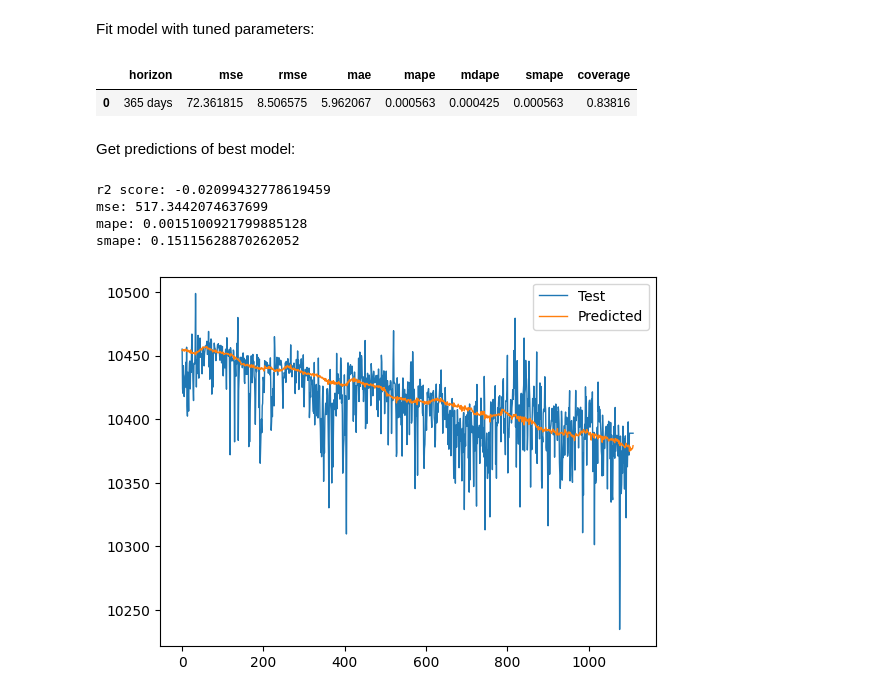
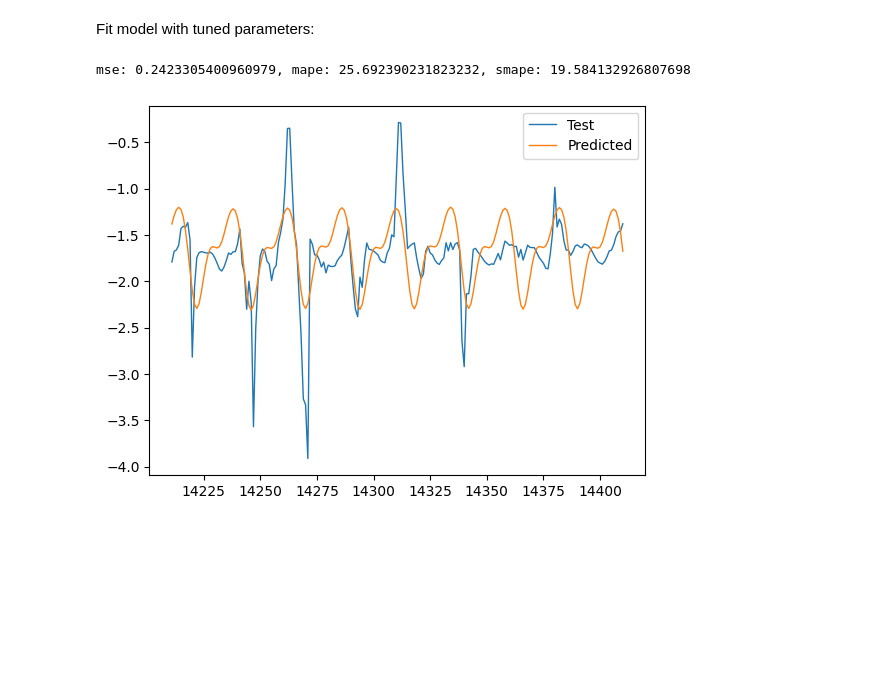
Before and after one commit to OkoksNeDam/geoinformation-data-forecasting, a Jupyter notebook: prophet.ipynb, the cells around one changed output. Cells and saved outputs as stored; diff of their text form; code cells hidden in the pictures; blank space fills up the shorter version.

```diff
--- a/prophet.ipynb
+++ b/prophet.ipynb
@@ -252,0 +322,4 @@ KeyboardInterrupt: ignored
+# %%
+outliers_remover = MedianOutliersTransform(in_column="target", window_size=100, alpha=1)
+ts_etna.fit_transform([outliers_remover])
+df_train = from_etna_to_pandas(ts_etna)
@@ -344,17 +408,0 @@ Find best combination of additional regressors:
-# %%
-%%time
-mses = []
-for combination in tqdm(list_combinations):
-    m = Prophet(changepoint_range=0.9)
-    for regressor in combination:
-        m.add_regressor(regressor)
-    m.fit(df_train)
-    df_cv = cross_validation(m, horizon="365 days", period="365 days", initial="1095 days", disable_tqdm=True)
-    df_p = performance_metrics(df_cv, rolling_window=1)
-    mses.append(df_p['mse'].values[0])
-
-tuning_results = pd.DataFrame(list_combinations)
-tuning_results['mse'] = mses
-best_combination = list_combinations[np.argmin(mses)]
-print(best_combination)
-tuning_results.sort_values("mse").reset_index(drop=True).head(10)
@@ -365,12 +408,0 @@ Fit model with additional regressors:
-# %%
-reg_model = Prophet(changepoint_range=0.9)
-reg_model.add_regressor('Bmag')
-reg_model.add_regressor('dBrms')
-reg_model.add_regressor('Br')
-reg_model.add_regressor('Lambda')
-reg_model.add_regressor('Bgsm_z')
-
-reg_model.fit(df_train)
-
-reg_model_cv = cross_validation(reg_model, initial='1095 days', period='365 days', horizon='365 days', disable_tqdm=True)
-performance_metrics(reg_model_cv, rolling_window=1)
@@ -439,40 +445,18 @@ Wall time: 9min 17s
 # %% [markdown]
 Fit model with tuned parameters:
-# %%
-tuned_model = Prophet(changepoint_range=0.7, changepoint_prior_scale=0.005, seasonality_prior_scale=10, seasonality_mode='additive')
-tuned_model.add_regressor('Bmag')
-tuned_model.add_regressor('dBrms')
-tuned_model.add_regressor('Br')
-tuned_model.add_regressor('Lambda')
-tuned_model.add_regressor('Bgsm_z')
-tuned_model.fit(df_train)
-
-tuned_model_cv = cross_validation(tuned_model, initial='1095 days', period='365 days', horizon='365 days', disable_tqdm=True)
-performance_metrics(tuned_model_cv, rolling_window=1)
-# %% [output]
-|  | horizon | mse | rmse | mae | mape | mdape | smape | coverage |
-| 0 | 365 days | 72.361815 | 8.506575 | 5.962067 | 0.000563 | 0.000425 | 0.000563 | 0.83816 |
-# %% [markdown]
-Get predictions of best model:
-# %%
-future = df_test[['ds','Bmag',	'dBrms',	'Br',	'Lambda',	'Bgsm_z']]
-forecast = tuned_model.predict(future)
-
-predictions = forecast.iloc[-len(df_test):]['yhat']
-actuals = df_test['y']
-print(f"r2 score: {r2_score(predictions, actuals)}")
-print(f"mse: {mean_squared_error(predictions, actuals)}")
-print(f"mape: {mean_absolute_percentage_error(predictions, actuals)}")
-print(f"smape: {smape(predictions, actuals)}")
-# %% [output]
-r2 score: -0.02099432778619459
-mse: 517.3442074637699
-mape: 0.0015100921799885128
-smape: 0.15115628870262052
+# %%
+tuned_model = Prophet(changepoint_range=0.4, changepoint_prior_scale=0.005, seasonality_prior_scale=10, seasonality_mode='additive')
+tuned_model.fit(df_train)
+
+mse, mape, smape, actuals, predictions = evaluate_model(tuned_model, df_val)
+
+print(f'mse: {mse}, mape: {mape}, smape: {smape}')
+# %% [output]
+mse: 0.2423305400960979, mape: 25.692390231823232, smape: 19.584132926807698
 # %%
-plt.plot(actuals, label='Test', linewidth=1)
-plt.plot(predictions, label='Predicted', linewidth=1)
+plt.plot(actuals[-4000:-3800], label='Test', linewidth=1)
+plt.plot(predictions[-4000:-3800], label='Predicted', linewidth=1)
 plt.legend()
 plt.show()
 # %% [output]
-[figure, old version]
+[figure, new version]
```
Also changed, not shown: parts of 34 cells of this notebook.
